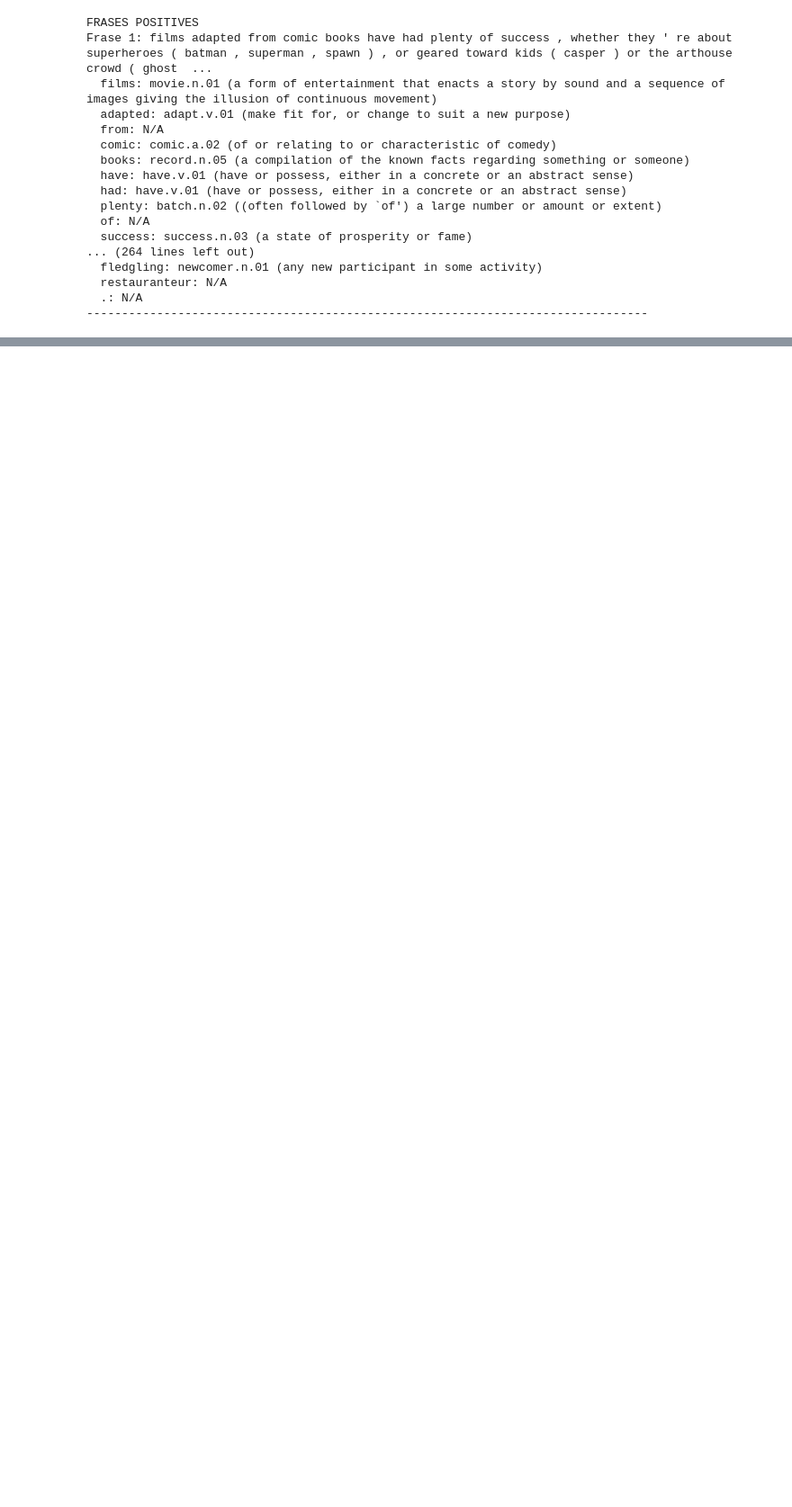
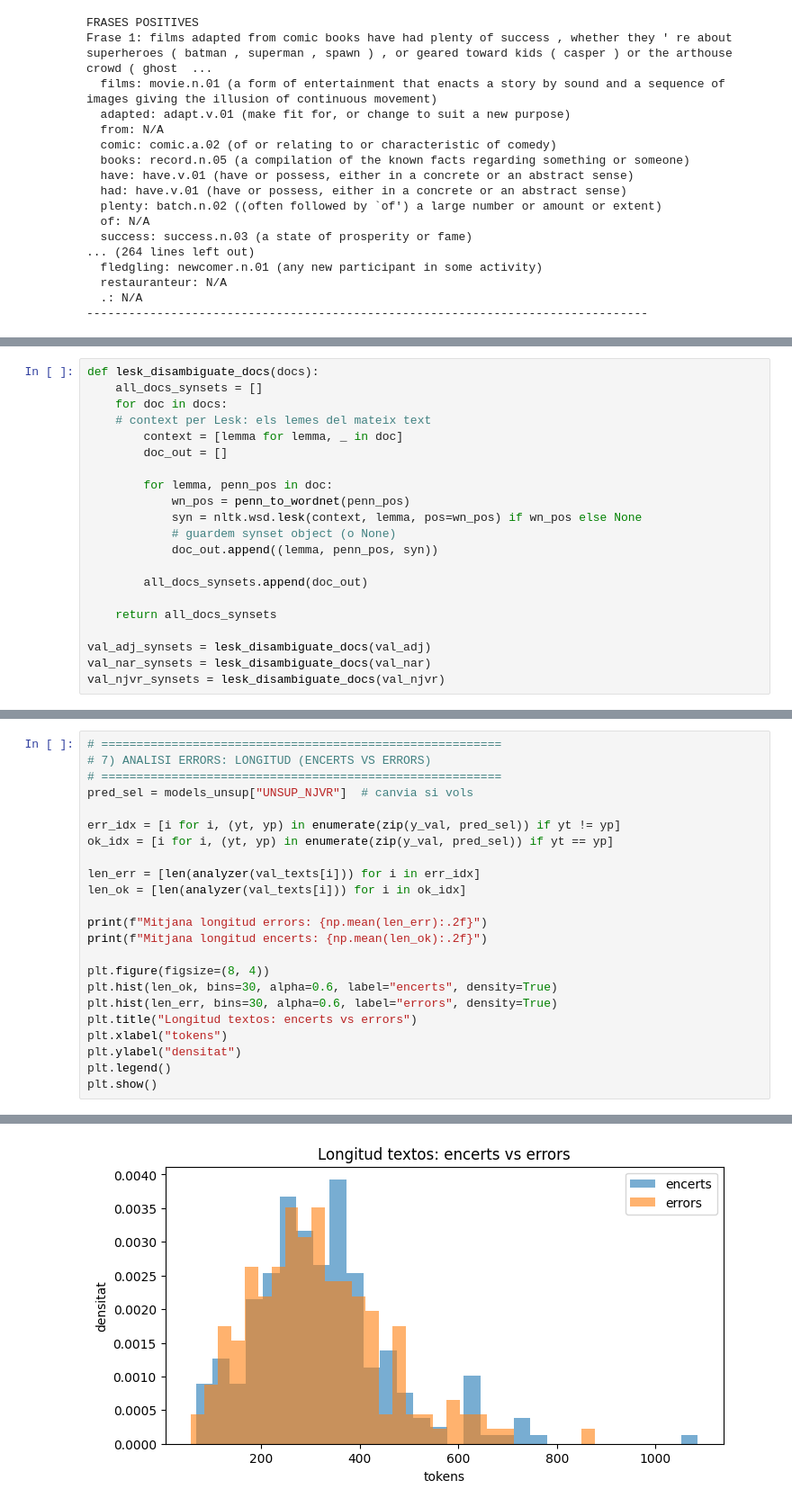
Before and after one commit to maxerrmax/Practica2-PLH, a Jupyter notebook: codi.ipynb, the cells around one changed output, grey strips where cells are left out. Shown at 90% size. Cells and saved outputs as stored; diff of their text form; blank space fills up the shorter version.

```diff
--- a/codi.ipynb
+++ b/codi.ipynb
@@ -613,0 +696,21 @@ Frase 1: films adapted from comic books have had plenty of success , whether the
+# %%
+def lesk_disambiguate_docs(docs):
+    all_docs_synsets = []
+    for doc in docs:
+    # context per Lesk: els lemes del mateix text
+        context = [lemma for lemma, _ in doc]
+        doc_out = []
+
+        for lemma, penn_pos in doc:
+            wn_pos = penn_to_wordnet(penn_pos)
+            syn = nltk.wsd.lesk(context, lemma, pos=wn_pos) if wn_pos else None
+            # guardem synset object (o None)
+            doc_out.append((lemma, penn_pos, syn))
+
+        all_docs_synsets.append(doc_out)
+
+    return all_docs_synsets
+
+val_adj_synsets = lesk_disambiguate_docs(val_adj)
+val_nar_synsets = lesk_disambiguate_docs(val_nar)
+val_njvr_synsets = lesk_disambiguate_docs(val_njvr)
@@ -613,0 +1021,24 @@ Frase 1: films adapted from comic books have had plenty of success , whether the
+# %%
+# =========================================================
+# 7) ANALISI ERRORS: LONGITUD (ENCERTS VS ERRORS)
+# =========================================================
+pred_sel = models_unsup["UNSUP_NJVR"]  # canvia si vols
+
+err_idx = [i for i, (yt, yp) in enumerate(zip(y_val, pred_sel)) if yt != yp]
+ok_idx = [i for i, (yt, yp) in enumerate(zip(y_val, pred_sel)) if yt == yp]
+
+len_err = [len(analyzer(val_texts[i])) for i in err_idx]
+len_ok = [len(analyzer(val_texts[i])) for i in ok_idx]
+
+print(f"Mitjana longitud errors: {np.mean(len_err):.2f}")
+print(f"Mitjana longitud encerts: {np.mean(len_ok):.2f}")
+
+plt.figure(figsize=(8, 4))
+plt.hist(len_ok, bins=30, alpha=0.6, label="encerts", density=True)
+plt.hist(len_err, bins=30, alpha=0.6, label="errors", density=True)
+plt.title("Longitud textos: encerts vs errors")
+plt.xlabel("tokens")
+plt.ylabel("densitat")
+plt.legend()
+plt.show()
+# %% [output]
@@ -613,0 +1047 @@ Frase 1: films adapted from comic books have had plenty of success , whether the
+[figure, added]
```
Also changed, not shown: parts of 22 cells of this notebook.
